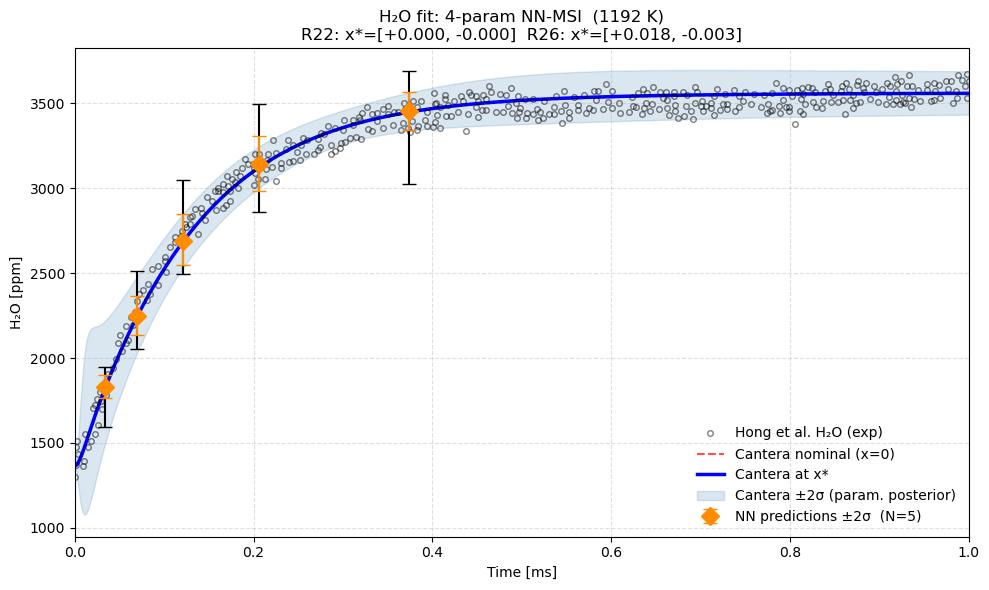
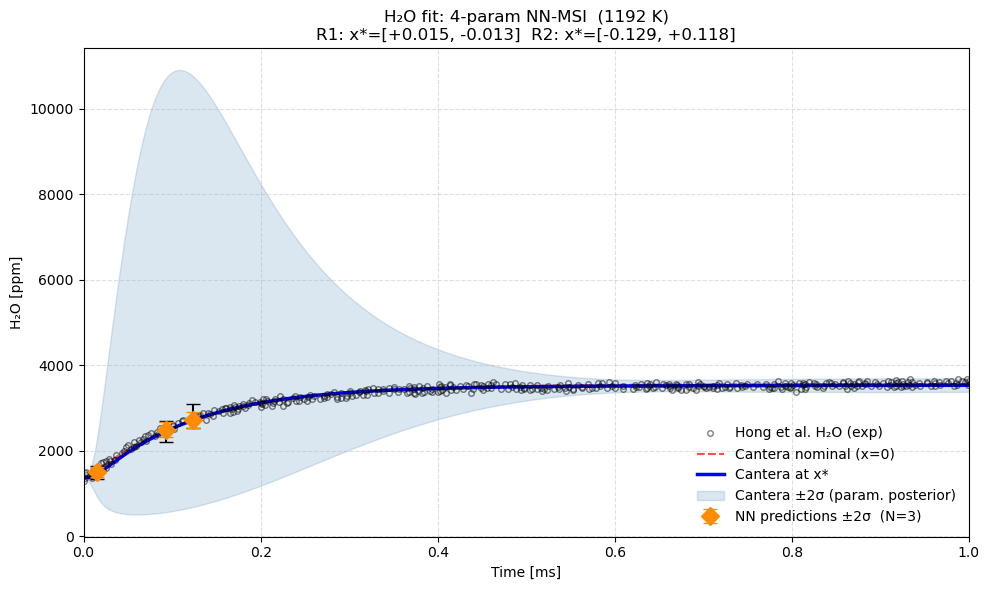
Unified diff of the notebook cell whose output changed from the first chart to the second:
--- before
+++ after
@@ -23,9 +23,10 @@
 ax.set_ylabel('H₂O [ppm]')
 ax.set_xlim([0, 1.0])
+ax.set_ylim([0, 4000])
 ax.legend(loc='lower right', frameon=False)
 ax.grid(True, ls='--', alpha=0.4)
 ax.set_title(
     f'H₂O fit: 4-param NN-MSI  (1192 K)\n'
-    f'R22: x*=[{x_opt[0]:+.3f}, {x_opt[1]:+.3f}]  '
-    f'R26: x*=[{x_opt[2]:+.3f}, {x_opt[3]:+.3f}]')
+    f'R1: x*=[{x_opt[0]:+.3f}, {x_opt[1]:+.3f}]  '
+    f'R2: x*=[{x_opt[2]:+.3f}, {x_opt[3]:+.3f}]')
 plt.tight_layout()

Commit: Modified and updated files